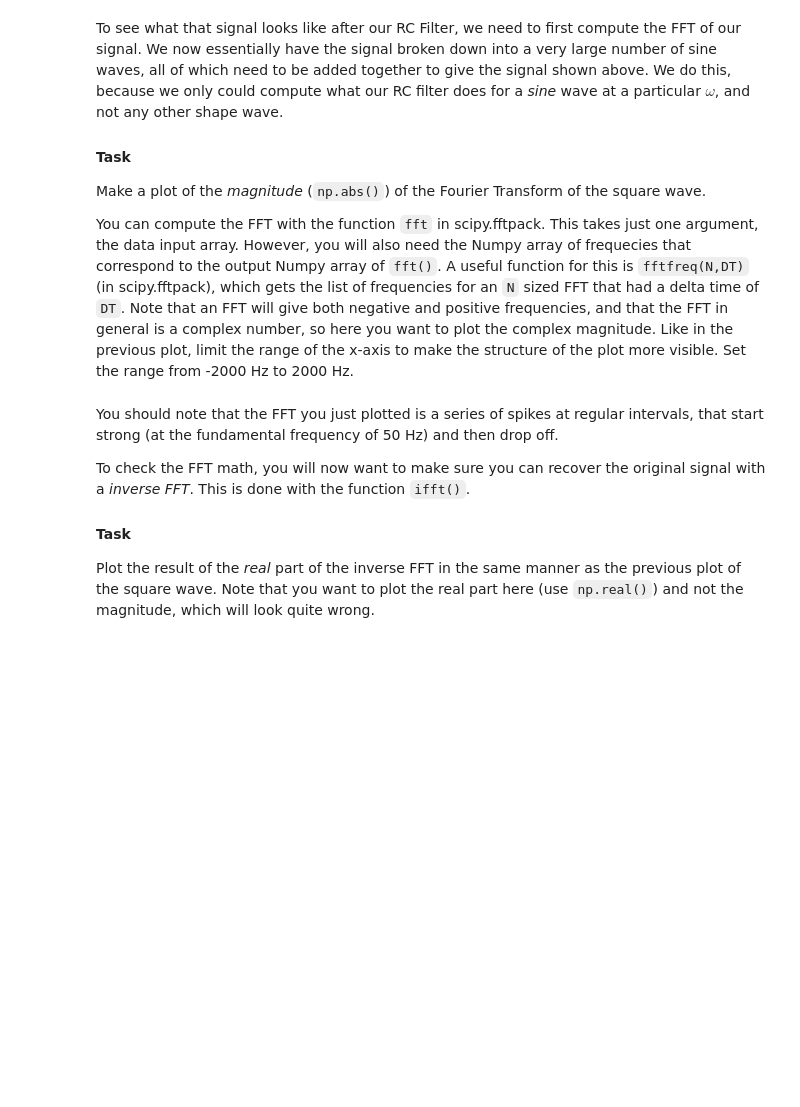
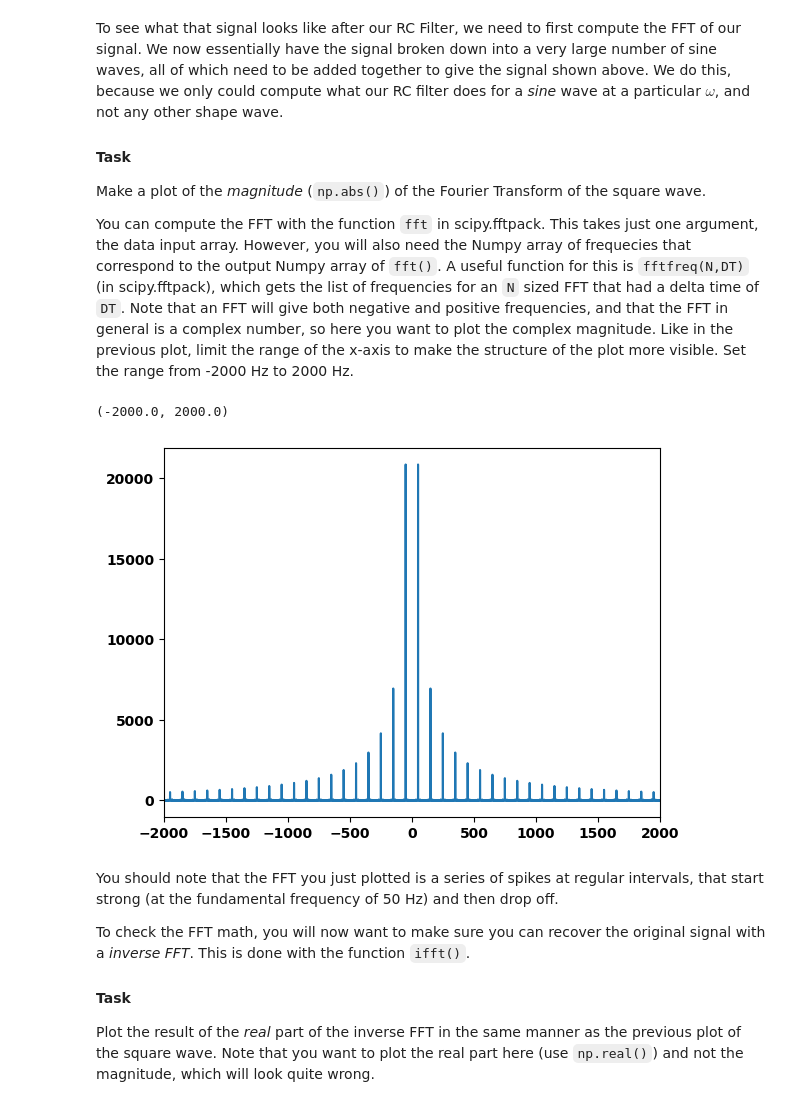
Before and after one commit to rainvm/College-Work, a Jupyter notebook: Physics/Experimental 1/Homework 4/RC_Filters_in_Python.ipynb, the cells around one changed output. Drawn from its saved outputs; the diff is of its cells as text; code cells hidden in the pictures; blank space fills up the shorter version.

```diff
--- a/Physics/Experimental 1/Homework 4/RC_Filters_in_Python.ipynb
+++ b/Physics/Experimental 1/Homework 4/RC_Filters_in_Python.ipynb
@@ -150,9 +170,16 @@ You can compute the FFT with the function `fft` in scipy.fftpack. This takes jus
 # %%
 from scipy.fftpack import fft, ifft, fftfreq, fftshift
 #
 # Your code to plot the FFT goes here.
 #
 # Points = 5
+fourier = fft(y_sq)
+freq = fftfreq(N, DT)
+plt.plot(freq, np.abs(fourier))
+plt.xlim(-2000, 2000)
+# %% [output]
+(-2000.0, 2000.0)
+[figure, added]
 # %% [markdown]
 You should note that the FFT you just plotted is a series of spikes at regular intervals, that start strong (at the fundamental frequency of 50 Hz) and then drop off.
 
```
Also changed, not shown: parts of 11 cells of this notebook, 17 other files.
